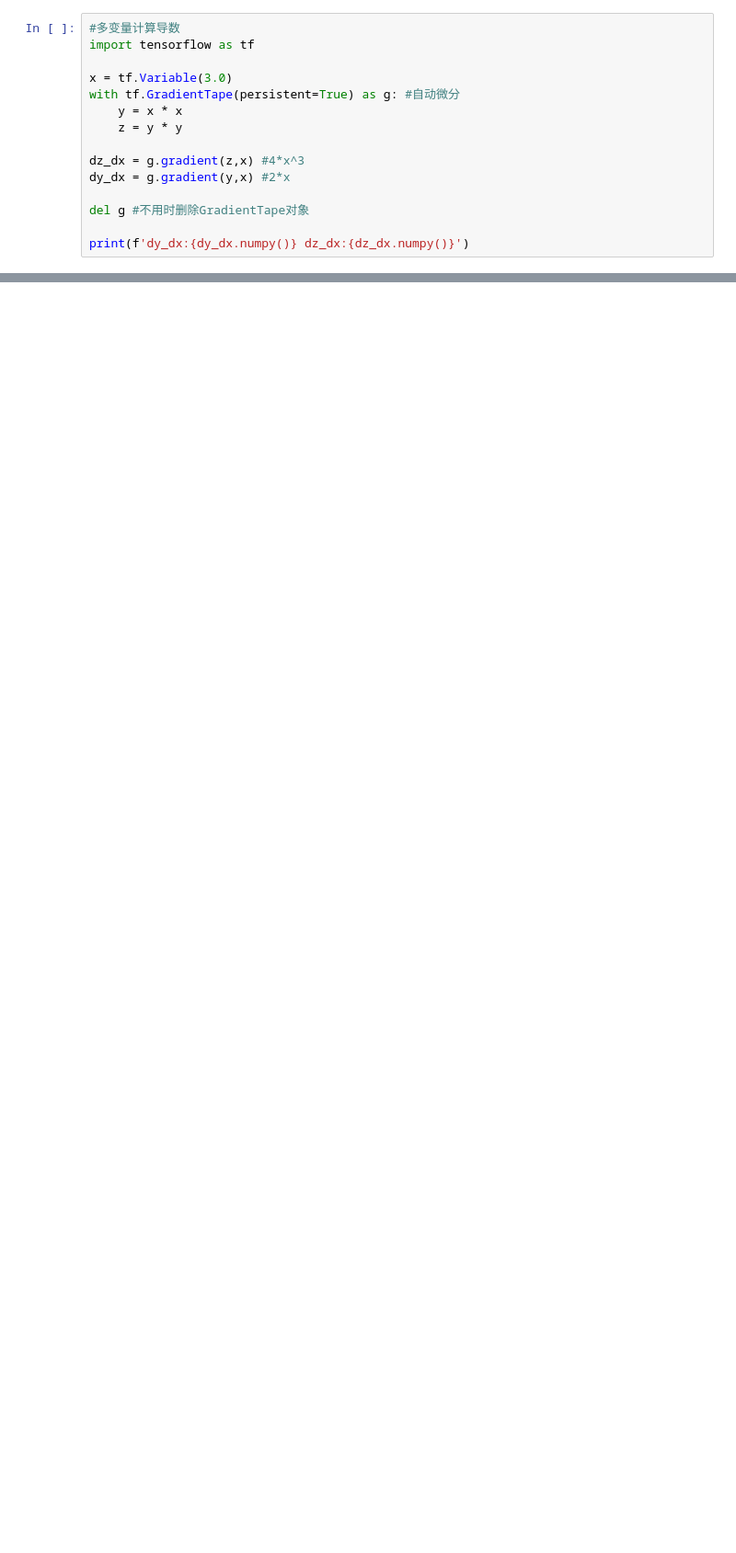
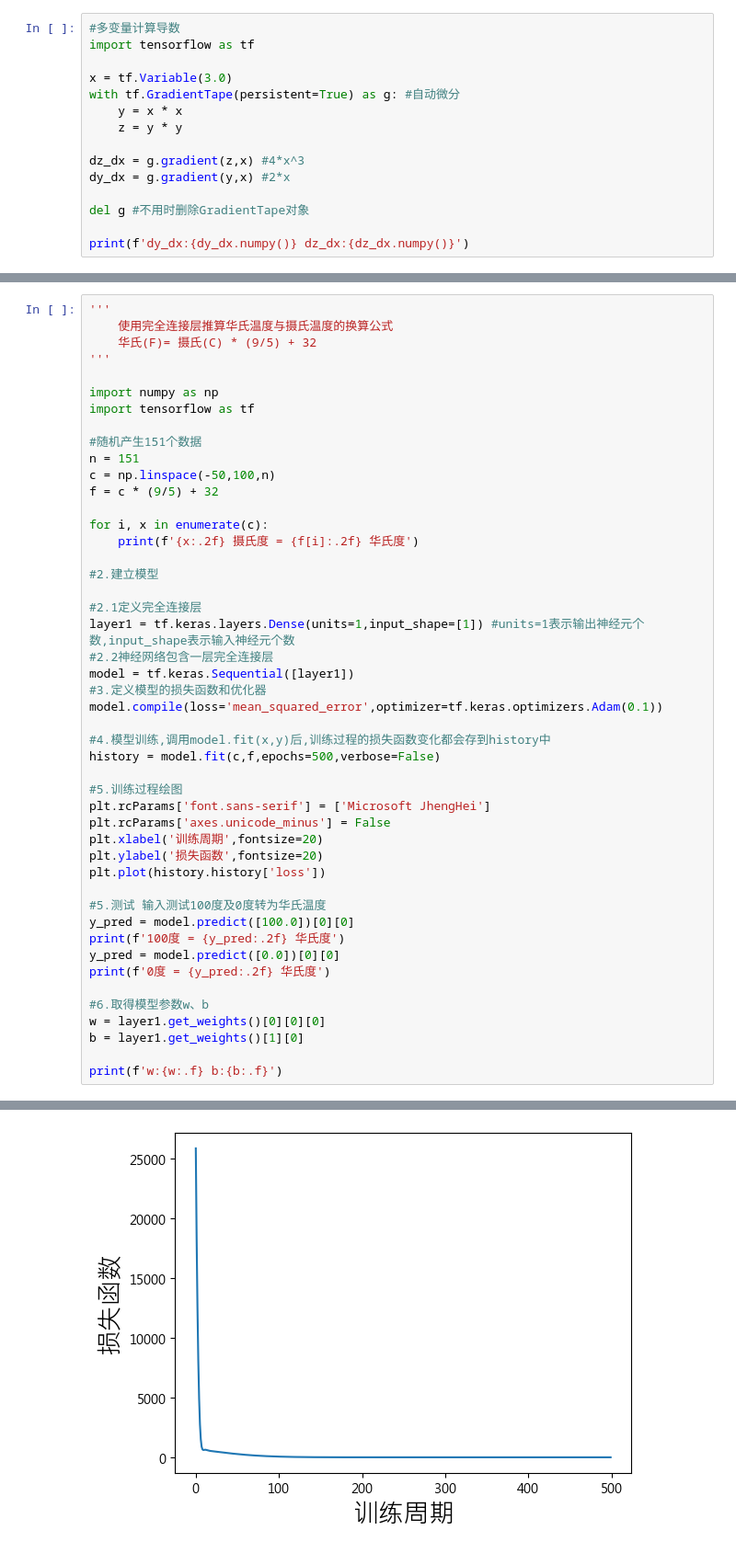
Before and after one commit to OnlyWell/d2l_tensorflow, a Jupyter notebook: book_charter/base_tensorflow/tensor.ipynb, the cells around one changed output, grey strips where cells are left out. Shown at 92% size. Drawn from its saved outputs; the diff is of its cells as text; blank space fills up the shorter version.

```diff
--- a/book_charter/base_tensorflow/tensor.ipynb
+++ b/book_charter/base_tensorflow/tensor.ipynb
@@ -265,0 +479,48 @@ print(f'dy_dx:{dy_dx.numpy()} dz_dx:{dz_dx.numpy()}')
+# %%
+'''
+    使用完全连接层推算华氏温度与摄氏温度的换算公式
+    华氏(F)= 摄氏(C) * (9/5) + 32
+'''
+
+import numpy as np
+import tensorflow as tf
+
+#随机产生151个数据
+n = 151
+c = np.linspace(-50,100,n)
+f = c * (9/5) + 32
+
+for i, x in enumerate(c):
+    print(f'{x:.2f} 摄氏度 = {f[i]:.2f} 华氏度')
+
+#2.建立模型
+
+#2.1定义完全连接层
+layer1 = tf.keras.layers.Dense(units=1,input_shape=[1]) #units=1表示输出神经元个数,input_shape表示输入神经元个数
+#2.2神经网络包含一层完全连接层
+model = tf.keras.Sequential([layer1])
+#3.定义模型的损失函数和优化器
+model.compile(loss='mean_squared_error',optimizer=tf.keras.optimizers.Adam(0.1))
+
+#4.模型训练,调用model.fit(x,y)后,训练过程的损失函数变化都会存到history中
+history = model.fit(c,f,epochs=500,verbose=False)
+
+#5.训练过程绘图
+plt.rcParams['font.sans-serif'] = ['Microsoft JhengHei']
+plt.rcParams['axes.unicode_minus'] = False
+plt.xlabel('训练周期',fontsize=20)
+plt.ylabel('损失函数',fontsize=20)
+plt.plot(history.history['loss'])
+
+#5.测试 输入测试100度及0度转为华氏温度
+y_pred = model.predict([100.0])[0][0]
+print(f'100度 = {y_pred:.2f} 华氏度')
+y_pred = model.predict([0.0])[0][0]
+print(f'0度 = {y_pred:.2f} 华氏度')
+
+#6.取得模型参数w、b
+w = layer1.get_weights()[0][0][0]
+b = layer1.get_weights()[1][0]
+
+print(f'w:{w:.f} b:{b:.f}')
+# %% [output]
@@ -265,0 +545 @@ print(f'dy_dx:{dy_dx.numpy()} dz_dx:{dz_dx.numpy()}')
+[figure, added]
```
Also changed, not shown: parts of 5 cells of this notebook.
